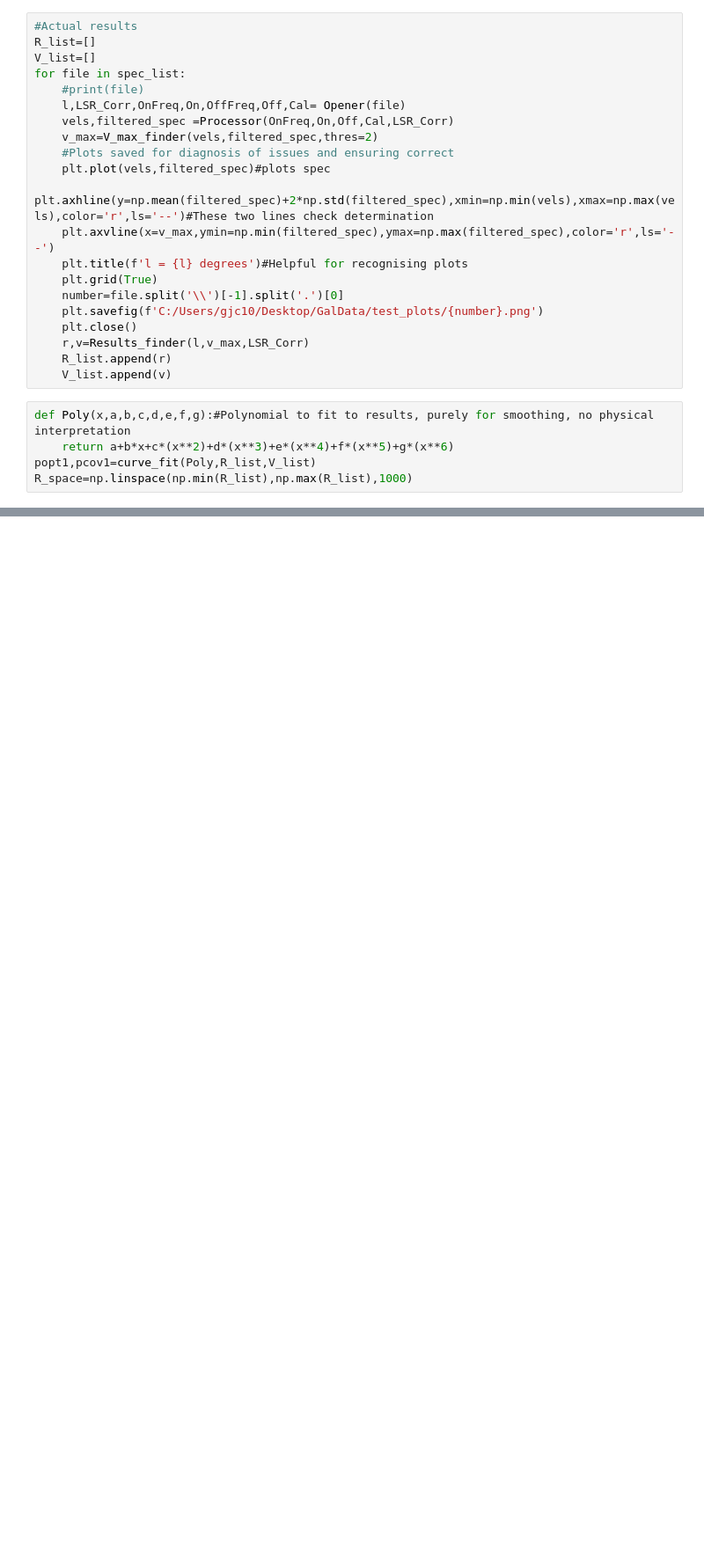
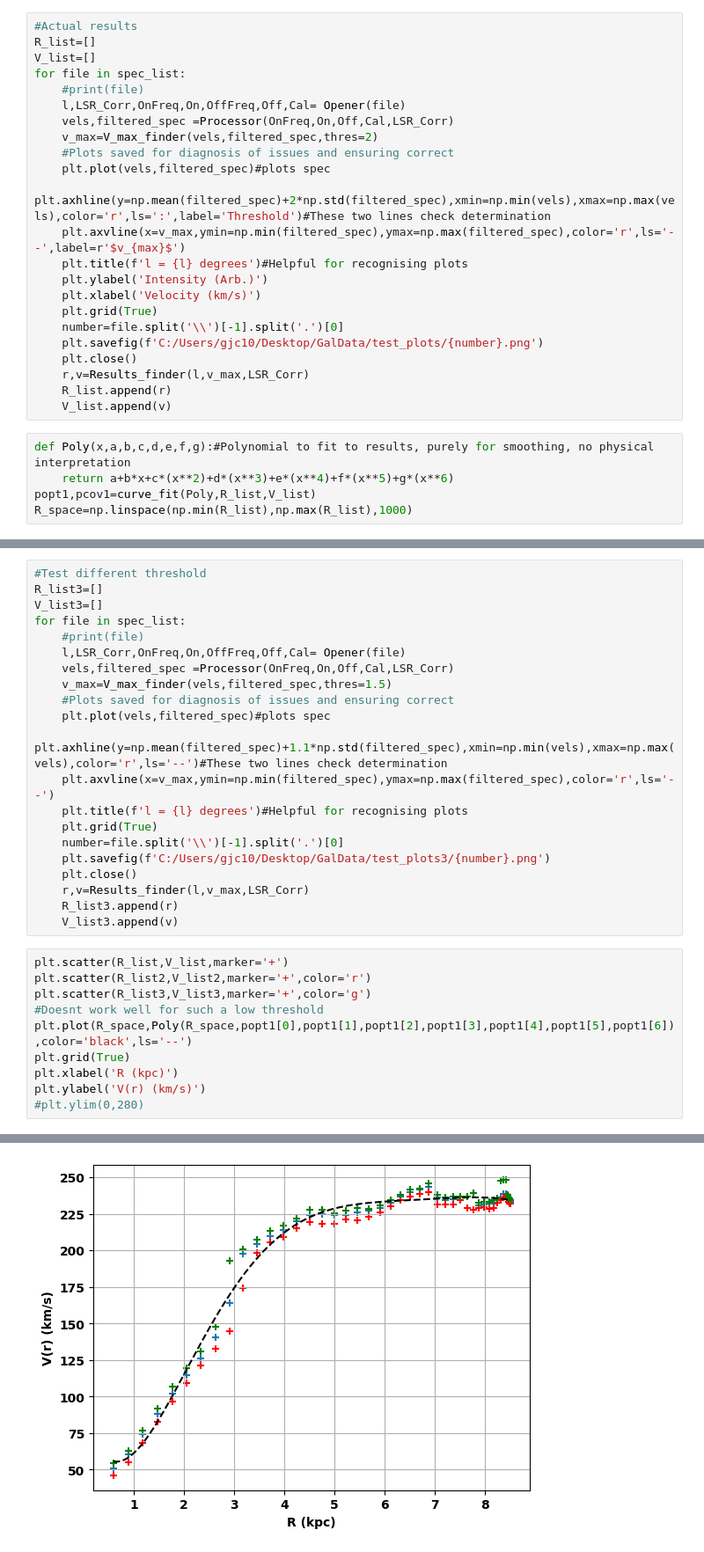
Before and after one commit to gregorycorcoran/Python-Notebooks, a Jupyter notebook: Homework2.ipynb, the cells around one changed output, grey strips where cells are left out. Shown: that part at 88% size. Saved outputs shown, nothing was run; the diff lists cells and outputs as text; blank space fills up the shorter version.

```diff
--- a/Homework2.ipynb
+++ b/Homework2.ipynb
@@ -142,9 +161,11 @@ for file in spec_list:
     v_max=V_max_finder(vels,filtered_spec,thres=2)
     #Plots saved for diagnosis of issues and ensuring correct
     plt.plot(vels,filtered_spec)#plots spec
-    plt.axhline(y=np.mean(filtered_spec)+2*np.std(filtered_spec),xmin=np.min(vels),xmax=np.max(vels),color='r',ls='--')#These two lines check determination
-    plt.axvline(x=v_max,ymin=np.min(filtered_spec),ymax=np.max(filtered_spec),color='r',ls='--')
+    plt.axhline(y=np.mean(filtered_spec)+2*np.std(filtered_spec),xmin=np.min(vels),xmax=np.max(vels),color='r',ls=':',label='Threshold')#These two lines check determination
+    plt.axvline(x=v_max,ymin=np.min(filtered_spec),ymax=np.max(filtered_spec),color='r',ls='--',label=r'$v_{max}$')
     plt.title(f'l = {l} degrees')#Helpful for recognising plots
+    plt.ylabel('Intensity (Arb.)')
+    plt.xlabel('Velocity (km/s)')
     plt.grid(True)
     number=file.split('\\')[-1].split('.')[0]
     plt.savefig(f'C:/Users/gjc10/Desktop/GalData/test_plots/{number}.png')
@@ -168,0 +211,32 @@ Text(0, 0.5, 'V(r) (km/s)')
+# %%
+#Test different threshold
+R_list3=[]
+V_list3=[]
+for file in spec_list:
+    #print(file)
+    l,LSR_Corr,OnFreq,On,OffFreq,Off,Cal= Opener(file)
+    vels,filtered_spec =Processor(OnFreq,On,Off,Cal,LSR_Corr)
+    v_max=V_max_finder(vels,filtered_spec,thres=1.5)
+    #Plots saved for diagnosis of issues and ensuring correct
+    plt.plot(vels,filtered_spec)#plots spec
+    plt.axhline(y=np.mean(filtered_spec)+1.1*np.std(filtered_spec),xmin=np.min(vels),xmax=np.max(vels),color='r',ls='--')#These two lines check determination
+    plt.axvline(x=v_max,ymin=np.min(filtered_spec),ymax=np.max(filtered_spec),color='r',ls='--')
+    plt.title(f'l = {l} degrees')#Helpful for recognising plots
+    plt.grid(True)
+    number=file.split('\\')[-1].split('.')[0]
+    plt.savefig(f'C:/Users/gjc10/Desktop/GalData/test_plots3/{number}.png')
+    plt.close()
+    r,v=Results_finder(l,v_max,LSR_Corr)
+    R_list3.append(r)
+    V_list3.append(v)
+# %%
+plt.scatter(R_list,V_list,marker='+')
+plt.scatter(R_list2,V_list2,marker='+',color='r')
+plt.scatter(R_list3,V_list3,marker='+',color='g')
+#Doesnt work well for such a low threshold
+plt.plot(R_space,Poly(R_space,popt1[0],popt1[1],popt1[2],popt1[3],popt1[4],popt1[5],popt1[6]),color='black',ls='--')
+plt.grid(True)
+plt.xlabel('R (kpc)')
+plt.ylabel('V(r) (km/s)')
+#plt.ylim(0,280)
+# %% [output]
@@ -168,0 +244 @@ Text(0, 0.5, 'V(r) (km/s)')
+[figure, added]
```
Also changed, not shown: parts of 9 cells of this notebook.
